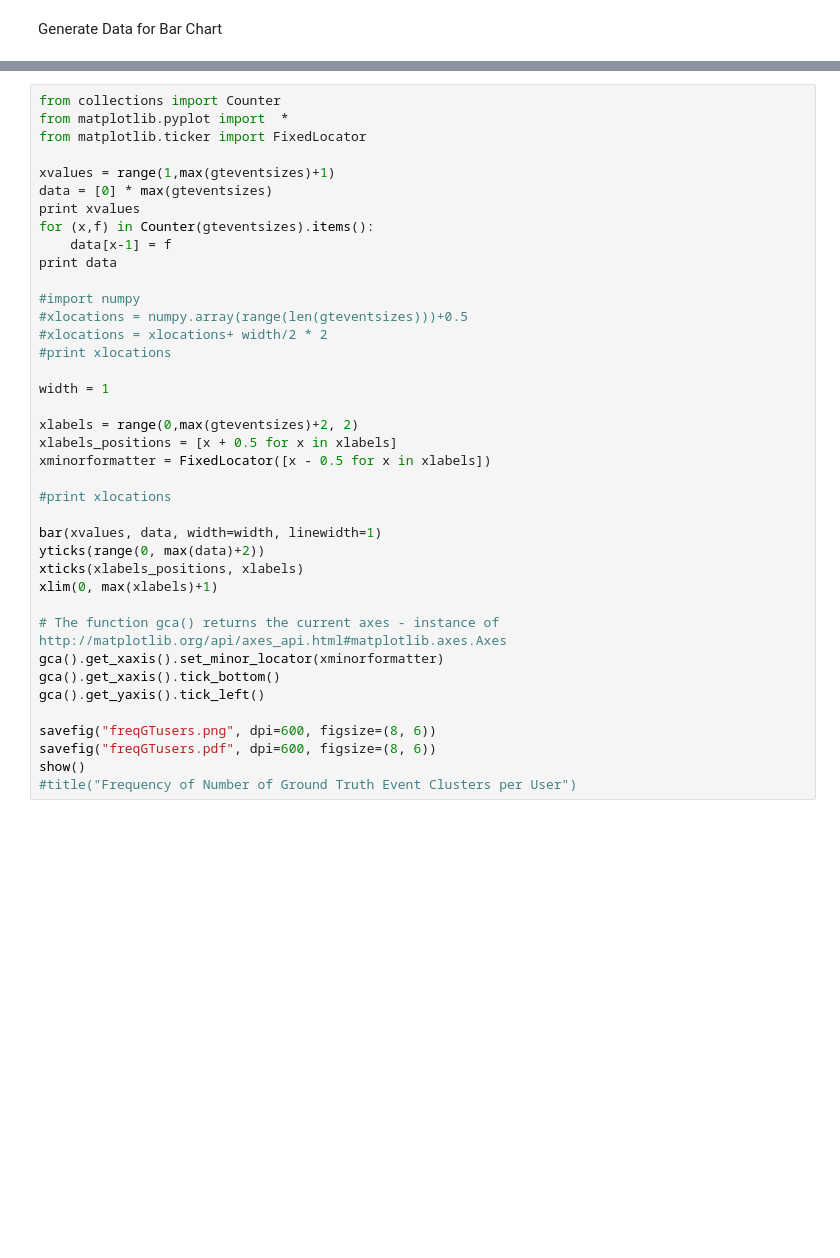
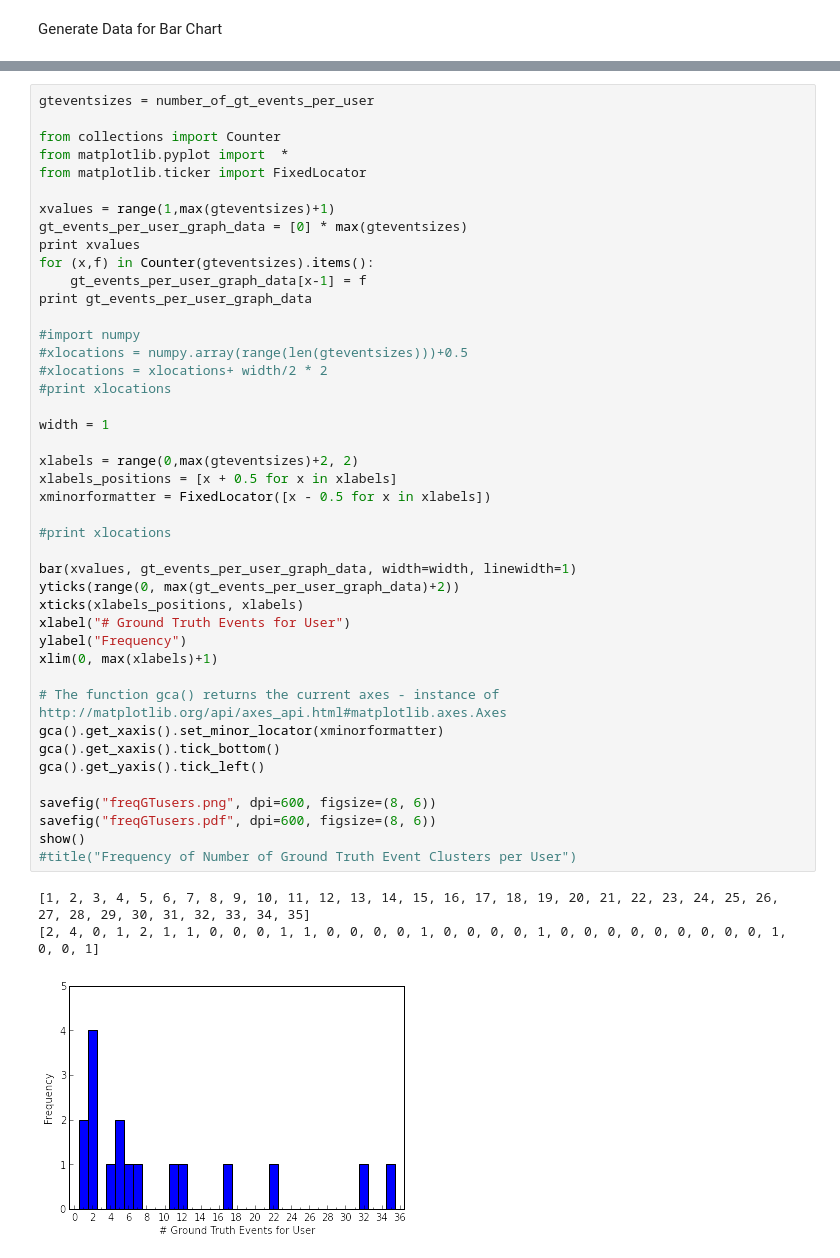
Before and after one commit to benblamey/ben_phd_python, a Jupyter notebook: DescriptiveStats.ipynb, the cells around one changed output, grey strips where cells are left out. Saved outputs shown, nothing was run; the diff lists cells and outputs as text; blank space fills up the shorter version.

```diff
--- a/DescriptiveStats.ipynb
+++ b/DescriptiveStats.ipynb
@@ -115,39 +130,47 @@ Generate Data for Bar Chart
 # %%
+gteventsizes = number_of_gt_events_per_user
+
 from collections import Counter
 from matplotlib.pyplot import  *
 from matplotlib.ticker import FixedLocator
 
 xvalues = range(1,max(gteventsizes)+1)
-data = [0] * max(gteventsizes)
+gt_events_per_user_graph_data = [0] * max(gteventsizes)
 print xvalues
 for (x,f) in Counter(gteventsizes).items():
-    data[x-1] = f
-print data
+    gt_events_per_user_graph_data[x-1] = f
+print gt_events_per_user_graph_data
 
 #import numpy
 #xlocations = numpy.array(range(len(gteventsizes)))+0.5
 #xlocations = xlocations+ width/2 * 2
 #print xlocations
 
 width = 1
 
 xlabels = range(0,max(gteventsizes)+2, 2)
 xlabels_positions = [x + 0.5 for x in xlabels]
 xminorformatter = FixedLocator([x - 0.5 for x in xlabels])
 
 #print xlocations
 
-bar(xvalues, data, width=width, linewidth=1)
-yticks(range(0, max(data)+2))
+bar(xvalues, gt_events_per_user_graph_data, width=width, linewidth=1)
+yticks(range(0, max(gt_events_per_user_graph_data)+2))
 xticks(xlabels_positions, xlabels)
+xlabel("# Ground Truth Events for User")
+ylabel("Frequency")
 xlim(0, max(xlabels)+1)
 
 # The function gca() returns the current axes - instance of http://matplotlib.org/api/axes_api.html#matplotlib.axes.Axes
 gca().get_xaxis().set_minor_locator(xminorformatter)
 gca().get_xaxis().tick_bottom()
 gca().get_yaxis().tick_left()
 
 savefig("freqGTusers.png", dpi=600, figsize=(8, 6))
 savefig("freqGTusers.pdf", dpi=600, figsize=(8, 6))
 show()
 #title("Frequency of Number of Ground Truth Event Clusters per User")
+# %% [output]
+[1, 2, 3, 4, 5, 6, 7, 8, 9, 10, 11, 12, 13, 14, 15, 16, 17, 18, 19, 20, 21, 22, 23, 24, 25, 26, 27, 28, 29, 30, 31, 32, 33, 34, 35]
+[2, 4, 0, 1, 2, 1, 1, 0, 0, 0, 1, 1, 0, 0, 0, 0, 1, 0, 0, 0, 0, 1, 0, 0, 0, 0, 0, 0, 0, 0, 0, 1, 0, 0, 1]
+[figure, added]
```
Also changed, not shown: parts of 20 cells of this notebook, 20 other files.
